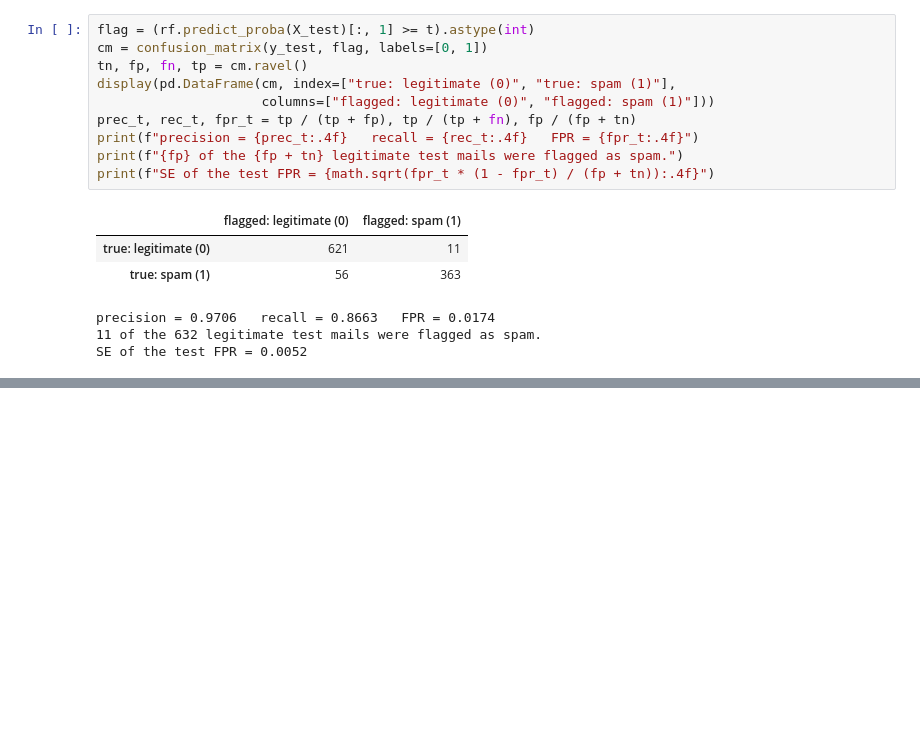
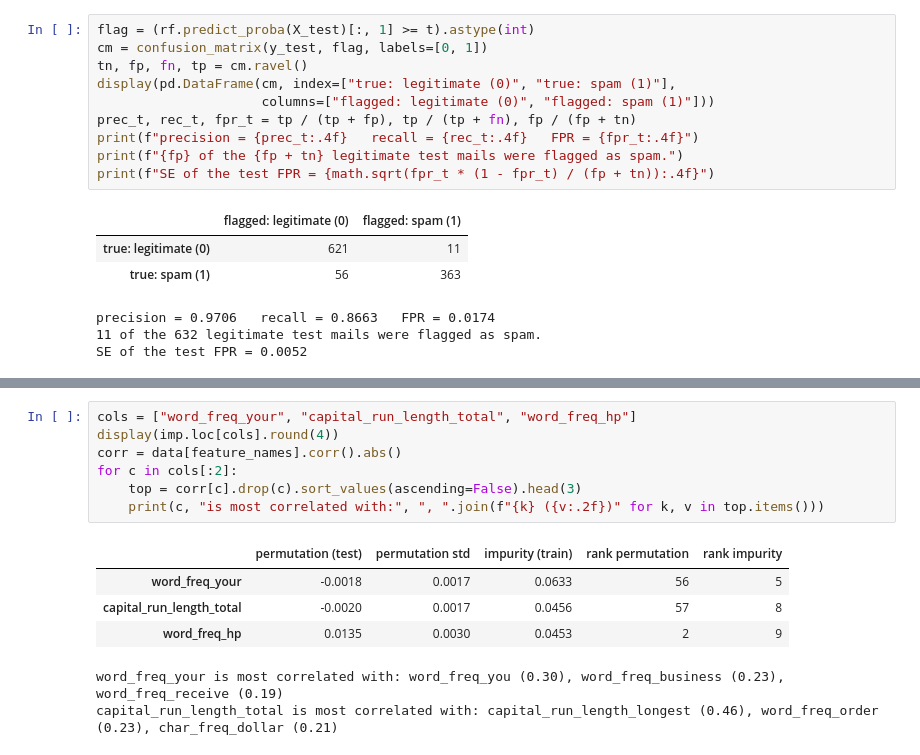
Before and after one commit to Uni-courses-CSS3004-ENG-1/task-04-ML-course, a Jupyter notebook: Imamsidikov_task4.ipynb, the cells around one changed output, grey strips where cells are left out. Saved outputs shown, nothing was run; the diff lists cells and outputs as text; blank space fills up the shorter version.

```diff
--- a/Imamsidikov_task4.ipynb
+++ b/Imamsidikov_task4.ipynb
@@ -289,0 +320,14 @@ SE of the test FPR = 0.0052
+# %%
+cols = ["word_freq_your", "capital_run_length_total", "word_freq_hp"]
+display(imp.loc[cols].round(4))
+corr = data[feature_names].corr().abs()
+for c in cols[:2]:
+    top = corr[c].drop(c).sort_values(ascending=False).head(3)
+    print(c, "is most correlated with:", ", ".join(f"{k} ({v:.2f})" for k, v in top.items()))
+# %% [output]
+|  | permutation (test) | permutation std | impurity (train) | rank permutation | rank impurity |
+| word_freq_your | -0.0018 | 0.0017 | 0.0633 | 56 | 5 |
+| capital_run_length_total | -0.0020 | 0.0017 | 0.0456 | 57 | 8 |
+| word_freq_hp | 0.0135 | 0.0030 | 0.0453 | 2 | 9 |
+word_freq_your is most correlated with: word_freq_you (0.30), word_freq_business (0.23), word_freq_receive (0.19)
+capital_run_length_total is most correlated with: capital_run_length_longest (0.46), word_freq_order (0.23), char_freq_dollar (0.21)
```
Also changed, not shown: parts of 3 cells of this notebook.
